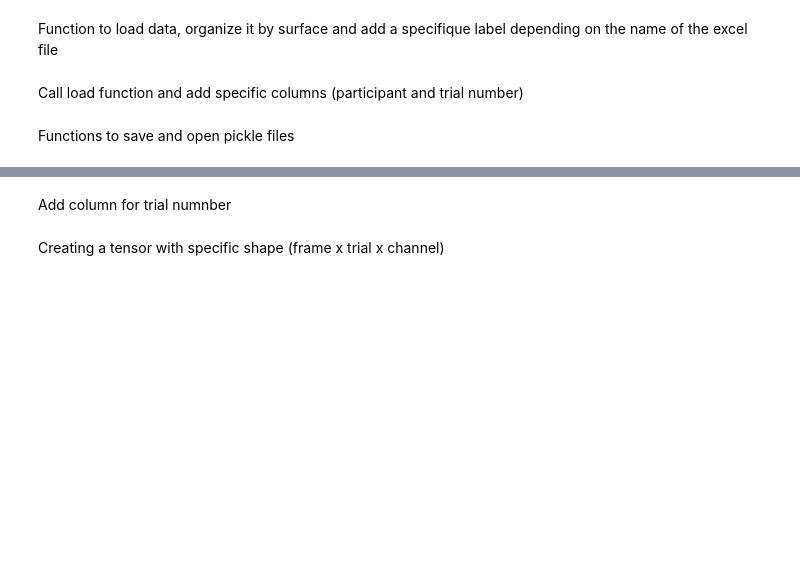
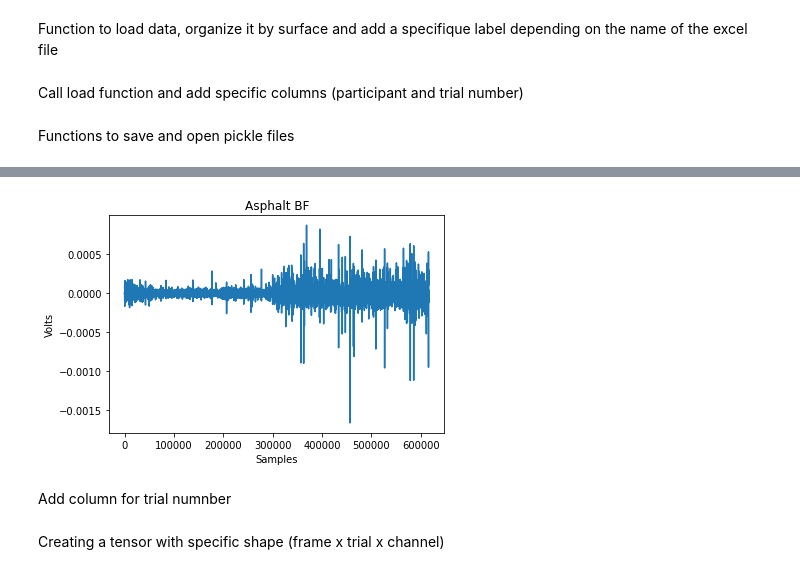
Before and after one commit to Gab2697/Human-Activity-Recognition, a Jupyter notebook: Baseline_CNN.ipynb, the cells around one changed output, grey strips where cells are left out. Saved outputs shown, nothing was run; the diff lists cells and outputs as text; code cells hidden in the pictures; blank space fills up the shorter version.

```diff
--- a/Baseline_CNN.ipynb
+++ b/Baseline_CNN.ipynb
@@ -115,3 +137,13 @@ df_asphalt_5= open_pickle('/content/drive/MyDrive/Gab/Variables_saved/P05_a.pick
+# %%
+#visualization of data P03 aspahlt
+len_asphalt9= list(range(0,len(df_asphalt_9.iloc[:,0])))
+plt.plot(len_asphalt9,df_asphalt_9.iloc[:,3])
+plt.title('Asphalt BF')
+plt.xlabel('Samples')
+plt.ylabel('Volts')
+plt.show()
+# %% [output]
+[figure, added]
 # %% [markdown]
 Add column for trial numnber
 # %%
```
Also changed, not shown: parts of 15 cells of this notebook.
